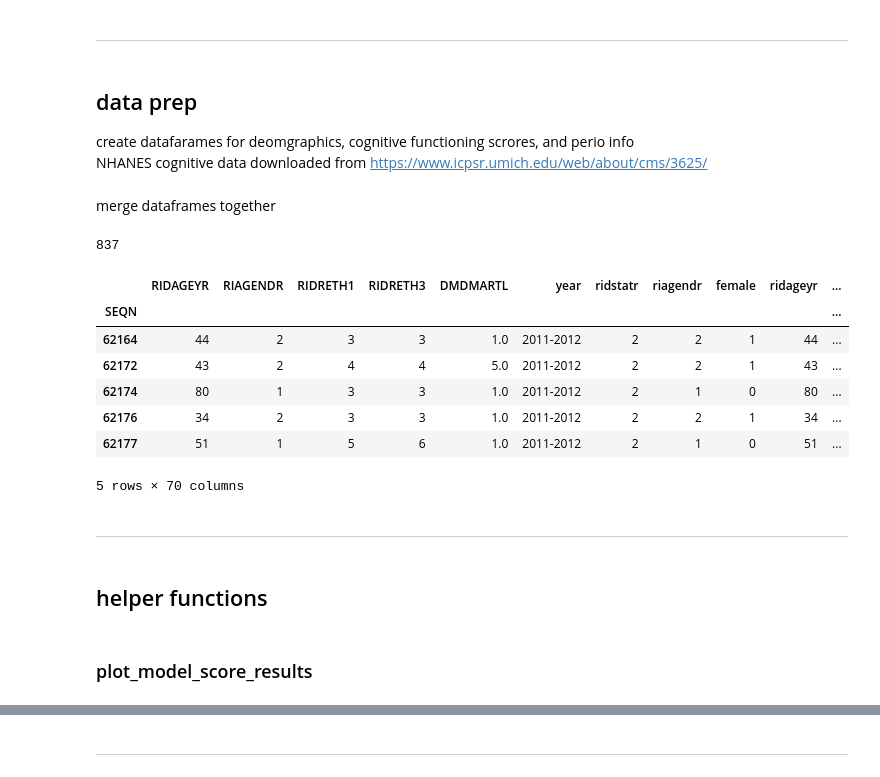
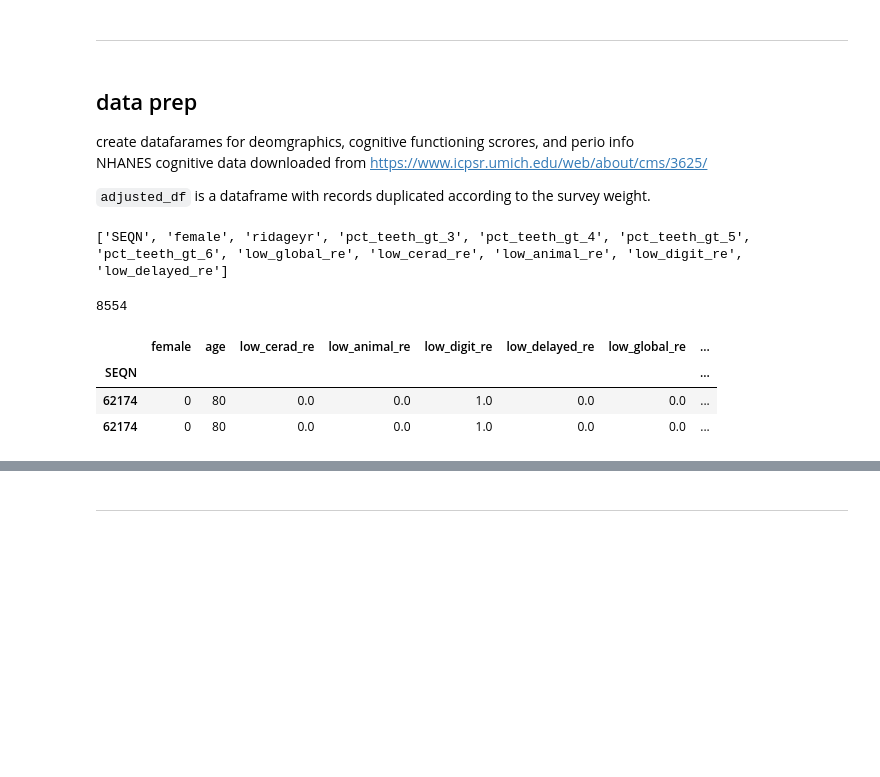
Before and after one commit to uflcod/nhanes-analysis, a Jupyter notebook: nhanes/2011_2012/scripts/cognitive_ml.ipynb, the cells around one changed output, grey strips where cells are left out. Saved outputs shown, nothing was run; the diff lists cells and outputs as text; code cells hidden in the pictures; blank space fills up the shorter version.

```diff
--- a/nhanes/2011_2012/scripts/cognitive_ml.ipynb
+++ b/nhanes/2011_2012/scripts/cognitive_ml.ipynb
@@ -23,38 +49,18 @@ from sklearn.metrics import accuracy_score, f1_score, recall_score, classificati
 ## data prep
 create datafarames for deomgraphics, cognitive functioning scrores, and perio info
 NHANES cognitive data downloaded from https://www.icpsr.umich.edu/web/about/cms/3625/
+
+`adjusted_df` is a dataframe with records duplicated according to the survey weight.
 # %%
-demo_df = pds.read_table('../refined_data/demographics.tsv',  index_col='SEQN')
-nhanescog_df = pds.read_csv('../data/nhanescog_2011_12_CSV.csv', index_col='seqn')
-nhanescog_df.index.name = 'SEQN' # change index name for merging
-perio_df = pds.read_table('../refined_data/perio_summary.tsv', index_col='SEQN')
+adjusted_df = make_machine_learning_df(test_col=scores) # NB: the data is duplicated to reflect surview weights
+len(adjusted_df)
+# %% [output]
+['SEQN', 'female', 'ridageyr', 'pct_teeth_gt_3', 'pct_teeth_gt_4', 'pct_teeth_gt_5', 'pct_teeth_gt_6', 'low_global_re', 'low_cerad_re', 'low_animal_re', 'low_digit_re', 'low_delayed_re']
+8554
-# %% [markdown]
-merge dataframes together
-# %%
-# merge demographics, cognitive functioning scores, and perio
-merged_df = \
-    demo_df.merge(
-        nhanescog_df.merge(perio_df, how='inner', on='SEQN'),
-        how='inner',
-        on='SEQN'
-    )
-len(merged_df)
-# %% [output]
-837
 # %%
-merged_df.head()
+adjusted_df.head(2)
 # %% [output]
-|  | RIDAGEYR | RIAGENDR | RIDRETH1 | RIDRETH3 | DMDMARTL | year | ridstatr | riagendr | female | ridageyr | ... |
-| SEQN |  |  |  |  |  |  |  |  |  |  | ... |
-| 62164 | 44 | 2 | 3 | 3 | 1.0 | 2011-2012 | 2 | 2 | 1 | 44 | ... |
-| 62172 | 43 | 2 | 4 | 4 | 5.0 | 2011-2012 | 2 | 2 | 1 | 43 | ... |
-| 62174 | 80 | 1 | 3 | 3 | 1.0 | 2011-2012 | 2 | 1 | 0 | 80 | ... |
-| 62176 | 34 | 2 | 3 | 3 | 1.0 | 2011-2012 | 2 | 2 | 1 | 34 | ... |
-| 62177 | 51 | 1 | 5 | 6 | 1.0 | 2011-2012 | 2 | 1 | 0 | 51 | ... |
+|  | female | age | low_cerad_re | low_animal_re | low_digit_re | low_delayed_re | low_global_re | ... |
+| SEQN |  |  |  |  |  |  |  | ... |
+| 62174 | 0 | 80 | 0.0 | 0.0 | 1.0 | 0.0 | 0.0 | ... |
+| 62174 | 0 | 80 | 0.0 | 0.0 | 1.0 | 0.0 | 0.0 | ... |
-5 rows × 70 columns
-# %% [markdown]
----
-# %% [markdown]
-## helper functions
-# %% [markdown]
-### plot_model_score_results
```
Also changed, not shown: parts of 25 cells of this notebook, 1 other file.
